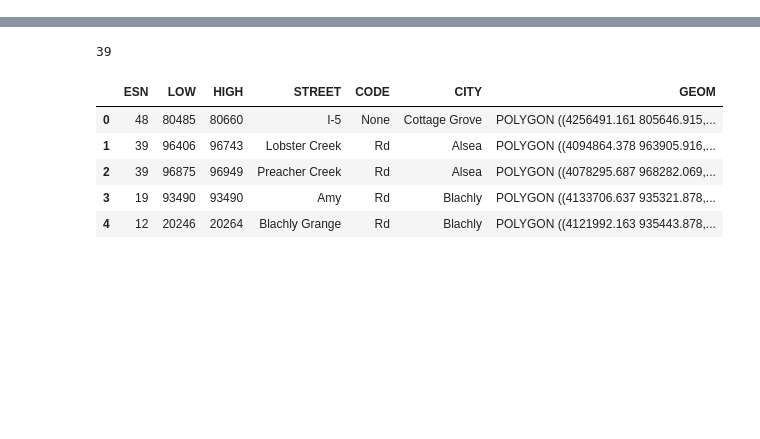
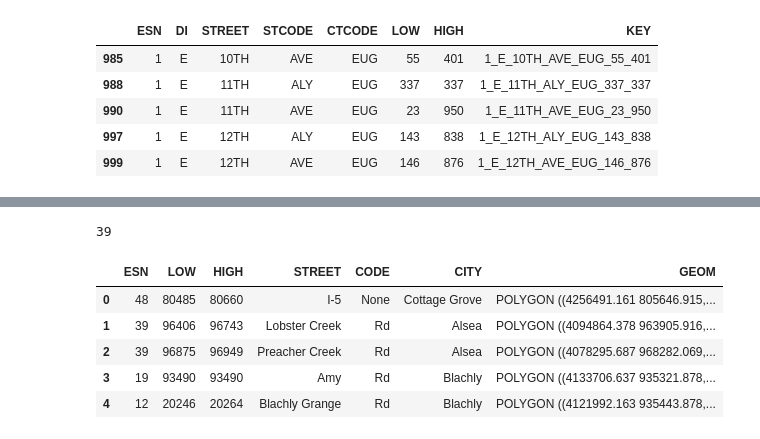
Before and after one commit to dongmeic/RLID, a Jupyter notebook: Address-MSAG/compare_MSAG_range.ipynb, the cells around one changed output, grey strips where cells are left out. Saved outputs shown, nothing was run; the diff lists cells and outputs as text; code cells hidden in the pictures; blank space fills up the shorter version.

```diff
--- a/Address-MSAG/compare_MSAG_range.ipynb
+++ b/Address-MSAG/compare_MSAG_range.ipynb
@@ -4,3 +4,15 @@ import geopandas as gpd
 import os
 from sqlalchemy import create_engine
 import pandas as pd
+# %%
+df1 = cmp.getMSAGrange()[1]
+df2 = cmp.getIntrado()[0]
+# %%
+df1.head()
+# %% [output]
+|  | ESN | DI | STREET | STCODE | CTCODE | LOW | HIGH | KEY |
+| 985 | 1 | E | 10TH | AVE | EUG | 55 | 401 | 1_E_10TH_AVE_EUG_55_401 |
+| 988 | 1 | E | 11TH | ALY | EUG | 337 | 337 | 1_E_11TH_ALY_EUG_337_337 |
+| 990 | 1 | E | 11TH | AVE | EUG | 23 | 950 | 1_E_11TH_AVE_EUG_23_950 |
+| 997 | 1 | E | 12TH | ALY | EUG | 143 | 838 | 1_E_12TH_ALY_EUG_143_838 |
+| 999 | 1 | E | 12TH | AVE | EUG | 146 | 876 | 1_E_12TH_AVE_EUG_146_876 |
```
Also changed, not shown: parts of 26 cells of this notebook, 2 other files.
